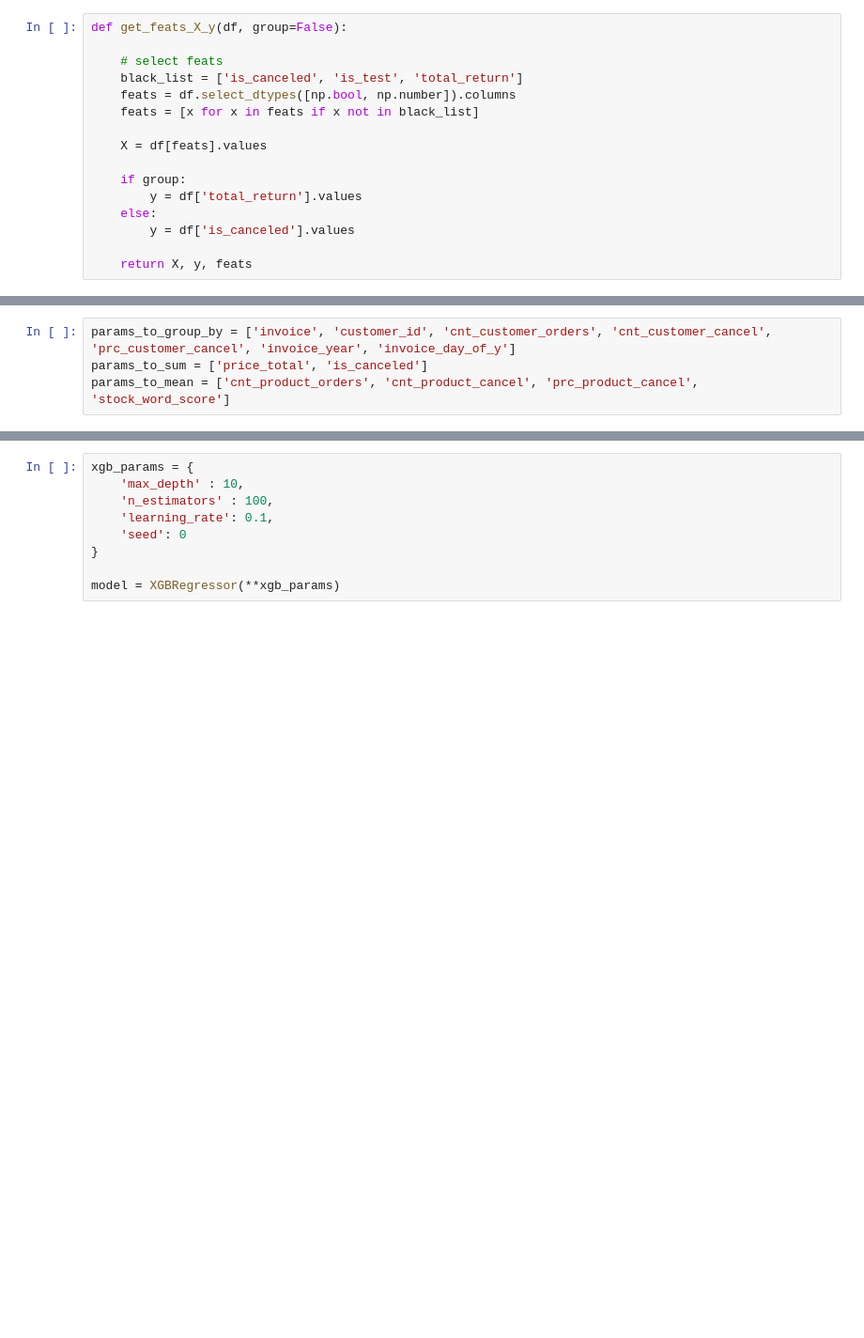
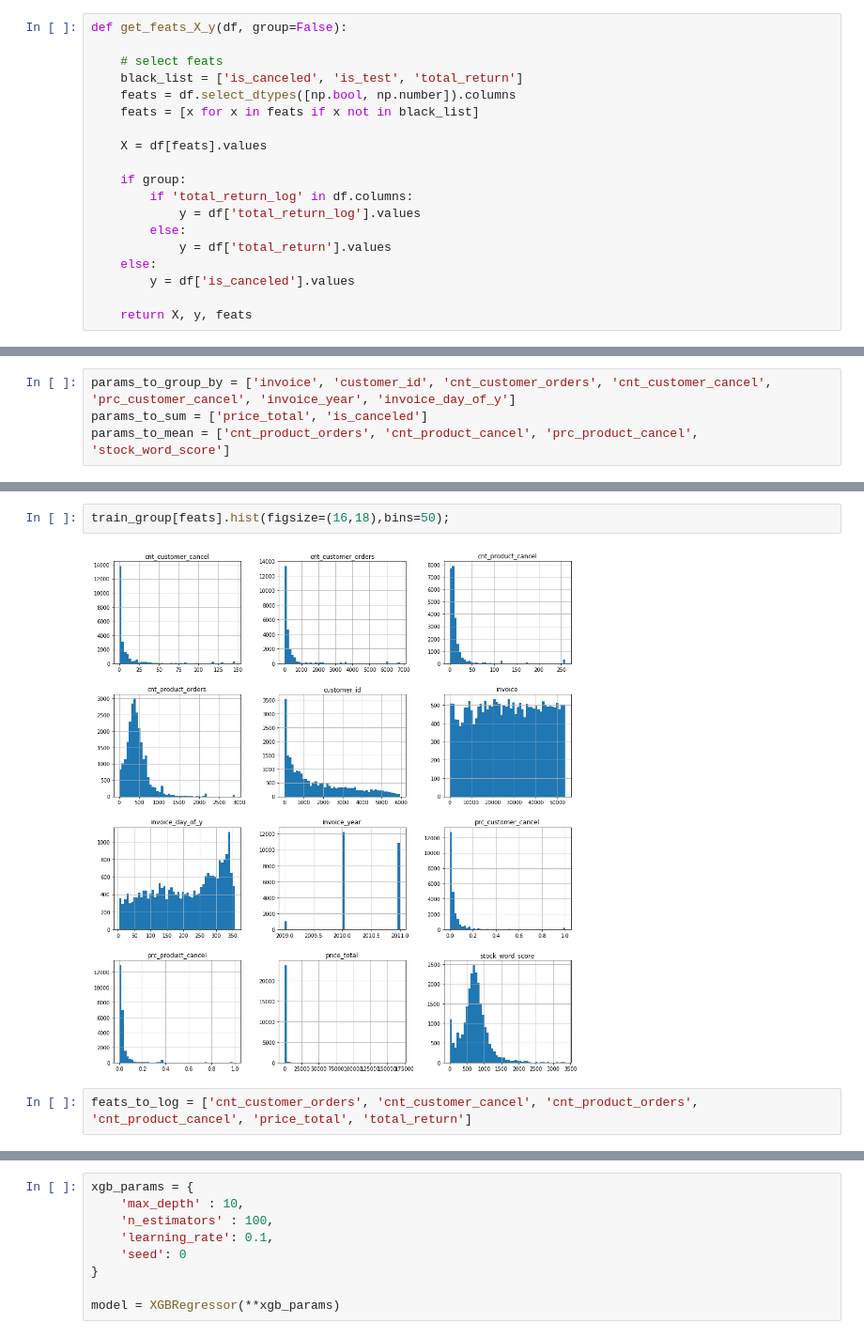
Before and after one commit to JakubStanczak/Order_cancelation_pred, a Jupyter notebook: Konkurs_JS.ipynb, the cells around one changed output, grey strips where cells are left out. Shown at 94% size. Drawn from its saved outputs; the diff is of its cells as text; blank space fills up the shorter version.

```diff
--- a/Konkurs_JS.ipynb
+++ b/Konkurs_JS.ipynb
@@ -158,7 +158,10 @@ def get_feats_X_y(df, group=False):
     X = df[feats].values
 
     if group:
-        y = df['total_return'].values
+        if 'total_return_log' in df.columns:
+            y = df['total_return_log'].values
+        else:
+            y = df['total_return'].values
     else:
         y = df['is_canceled'].values
 
@@ -398,0 +455,6 @@ train_group.head()
+# %%
+train_group[feats].hist(figsize=(16,18),bins=50);
+# %% [output]
+[figure, added]
+# %%
+feats_to_log = ['cnt_customer_orders', 'cnt_customer_cancel', 'cnt_product_orders', 'cnt_product_cancel', 'price_total', 'total_return']
```
Also changed, not shown: parts of 21 cells of this notebook.
